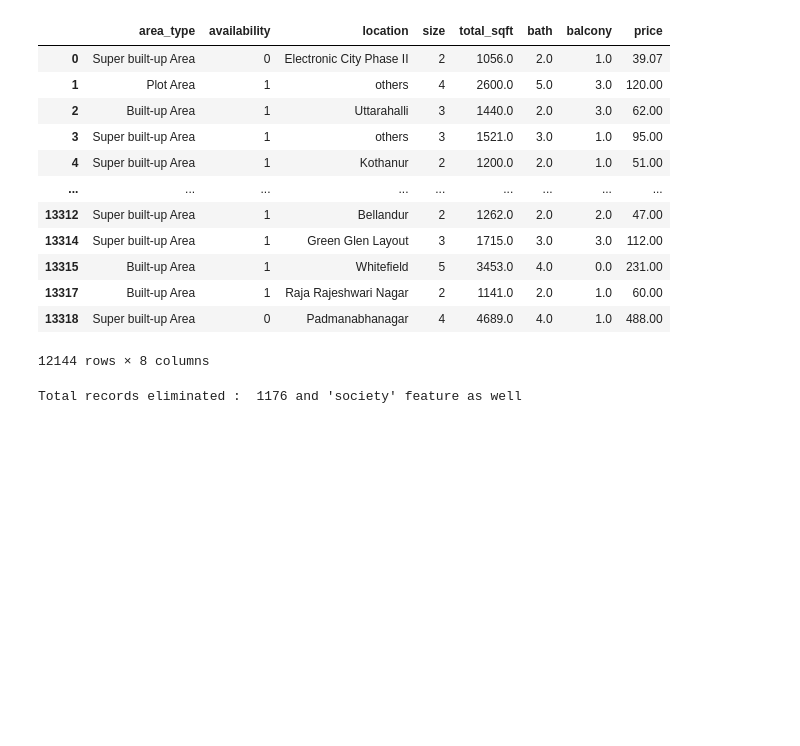
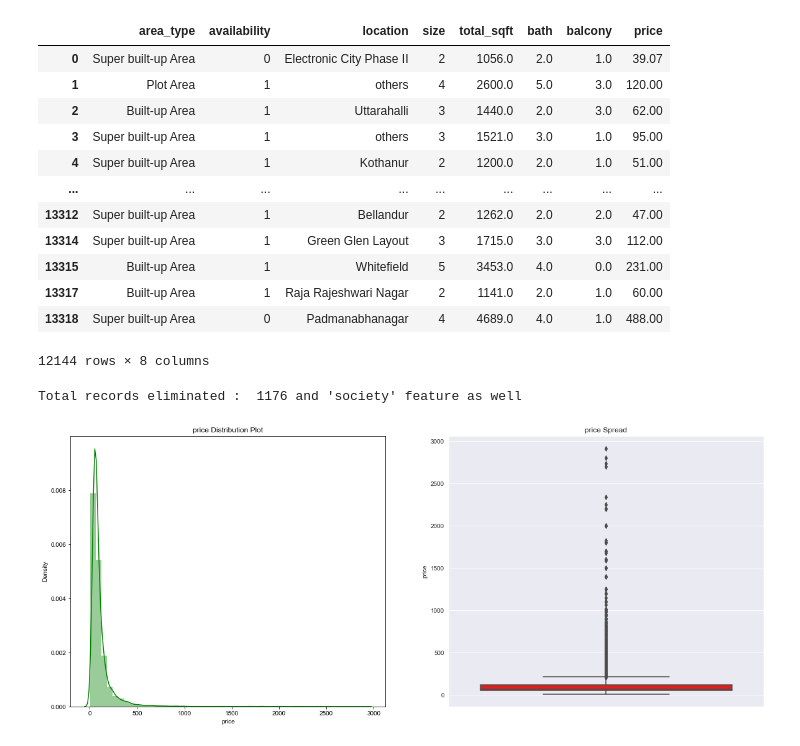
Before and after one commit to DEEPAKMITTAL7/Banglore_House_Prices, a Jupyter notebook: Untitled.ipynb, the cells around one changed output. Cells and saved outputs as stored; diff of their text form; code cells hidden in the pictures; blank space fills up the shorter version.

```diff
--- a/Untitled.ipynb
+++ b/Untitled.ipynb
@@ -572,3 +572,18 @@ df4
 print("Total records eliminated : ", 13320-12144 , "and 'society' feature as well")
 # %% [output]
 Total records eliminated :  1176 and 'society' feature as well
+# %%
+plt.figure(figsize=(20,8))
+plt.subplot(1,2,1)
+plt.title('price Distribution Plot')
+sns.distplot(df4.price,color='green')
+sns.set_style('darkgrid')
+
+plt.subplot(1,2,2)
+plt.title('price Spread')
+sns.boxplot(y=df4.price,color='red')
+sns.set_style('darkgrid')
+
+plt.show()
+# %% [output]
+[figure, added]
```
Also changed, not shown: parts of 48 cells of this notebook, 1 other file.
